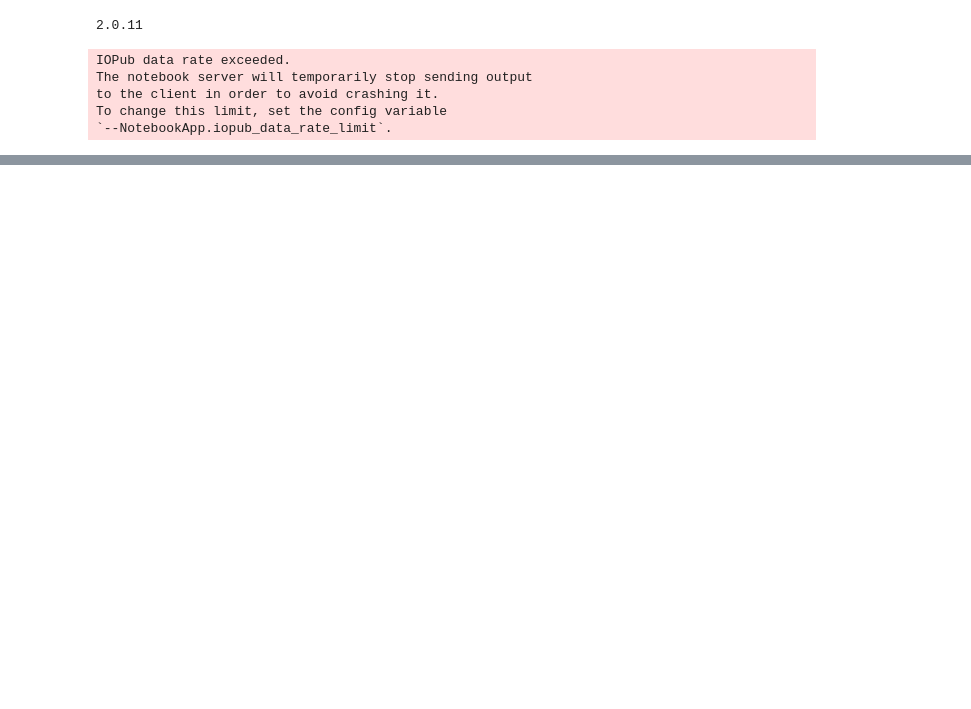
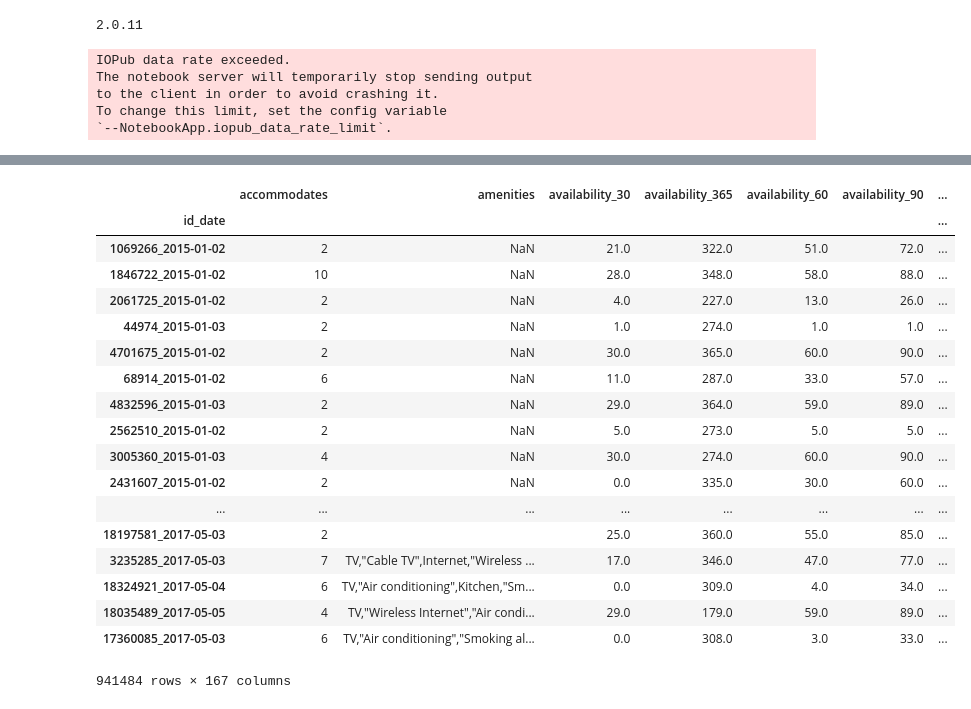
Before and after one commit to Dianaumd/project1, a Jupyter notebook: Project 2 Airbnb Analysis.ipynb, the cells around one changed output, grey strips where cells are left out. Cells and saved outputs as stored; diff of their text form; code cells hidden in the pictures; blank space fills up the shorter version.

```diff
--- a/Project 2 Airbnb Analysis.ipynb
+++ b/Project 2 Airbnb Analysis.ipynb
@@ -60,3 +49,7 @@ total_listings.head()
+# %%
+# create row index as id + calendar_last_scraped
+total_listings['id_date']=total_listings['id'].map(str)+"_"+total_listings['calendar_last_scraped']
+total_listings=total_listings.set_index(['id_date'])
 # %%
 total_listings.shape
 # %% [output]
@@ -84,3 +77,7 @@ Length: 96, dtype: float64
 # %%
 # drop columns which have missing value over 15% and columns that are not related to analysis
-total_listings_clean=total_listings.dropna(thresh=0.85**total_listings.shape[0],axis=0)
+total_listings_clean=total_listings.dropna(thresh=0.85*total_listings.shape[0],axis=1)
+total_listings_clean=total_listings_clean.drop(['calendar_updated','country_code','country','experiences_offered',
+                                                'host_total_listings_count','market','neighbourhood','neighbourhood_group_cleansed',
+                                                'scrape_id','smart_location','street','summary','host_picture_url',
+                                               'host_thumbnail_url','host_url','listing_url','picture_url'],axis=1)
@@ -90,0 +115,4 @@ total_listings_clean.shape
+# %%
+# parse amenities
+total_listings_clean.amenities = total_listings_clean.amenities.str.replace("[{}]", "")
+amenities = total_listings_clean.amenities.str.get_dummies(sep = ",")
@@ -90,0 +145,24 @@ total_listings_clean.shape
+# %%
+# merge edited amenities back to total_listings
+total_listings_clean_ame=total_listings_clean.merge(amenities,left_index=True,right_index=True)
+total_listings_clean_ame
+# %% [output]
+|  | accommodates | amenities | availability_30 | availability_365 | availability_60 | availability_90 | ... |
+| id_date |  |  |  |  |  |  | ... |
+| 1069266_2015-01-02 | 2 | NaN | 21.0 | 322.0 | 51.0 | 72.0 | ... |
+| 1846722_2015-01-02 | 10 | NaN | 28.0 | 348.0 | 58.0 | 88.0 | ... |
+| 2061725_2015-01-02 | 2 | NaN | 4.0 | 227.0 | 13.0 | 26.0 | ... |
+| 44974_2015-01-03 | 2 | NaN | 1.0 | 274.0 | 1.0 | 1.0 | ... |
+| 4701675_2015-01-02 | 2 | NaN | 30.0 | 365.0 | 60.0 | 90.0 | ... |
+| 68914_2015-01-02 | 6 | NaN | 11.0 | 287.0 | 33.0 | 57.0 | ... |
+| 4832596_2015-01-03 | 2 | NaN | 29.0 | 364.0 | 59.0 | 89.0 | ... |
+| 2562510_2015-01-02 | 2 | NaN | 5.0 | 273.0 | 5.0 | 5.0 | ... |
+| 3005360_2015-01-03 | 4 | NaN | 30.0 | 274.0 | 60.0 | 90.0 | ... |
+| 2431607_2015-01-02 | 2 | NaN | 0.0 | 335.0 | 30.0 | 60.0 | ... |
+| ... | ... | ... | ... | ... | ... | ... | ... |
+| 18197581_2017-05-03 | 2 |  | 25.0 | 360.0 | 55.0 | 85.0 | ... |
+| 3235285_2017-05-03 | 7 | TV,"Cable TV",Internet,"Wireless ... | 17.0 | 346.0 | 47.0 | 77.0 | ... |
+| 18324921_2017-05-04 | 6 | TV,"Air conditioning",Kitchen,"Sm... | 0.0 | 309.0 | 4.0 | 34.0 | ... |
+| 18035489_2017-05-05 | 4 | TV,"Wireless Internet","Air condi... | 29.0 | 179.0 | 59.0 | 89.0 | ... |
+| 17360085_2017-05-03 | 6 | TV,"Air conditioning","Smoking al... | 0.0 | 308.0 | 3.0 | 33.0 | ... |
+941484 rows × 167 columns
```
Also changed, not shown: parts of 9 cells of this notebook.
